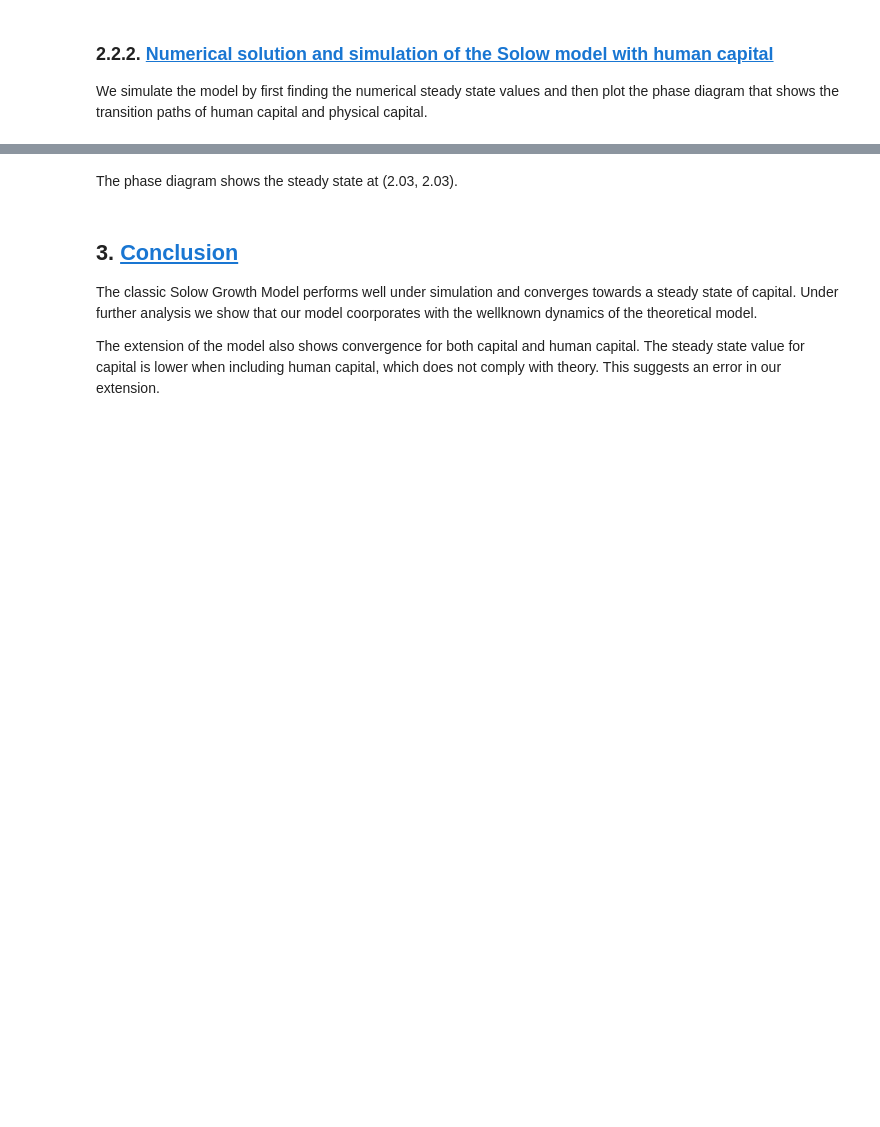
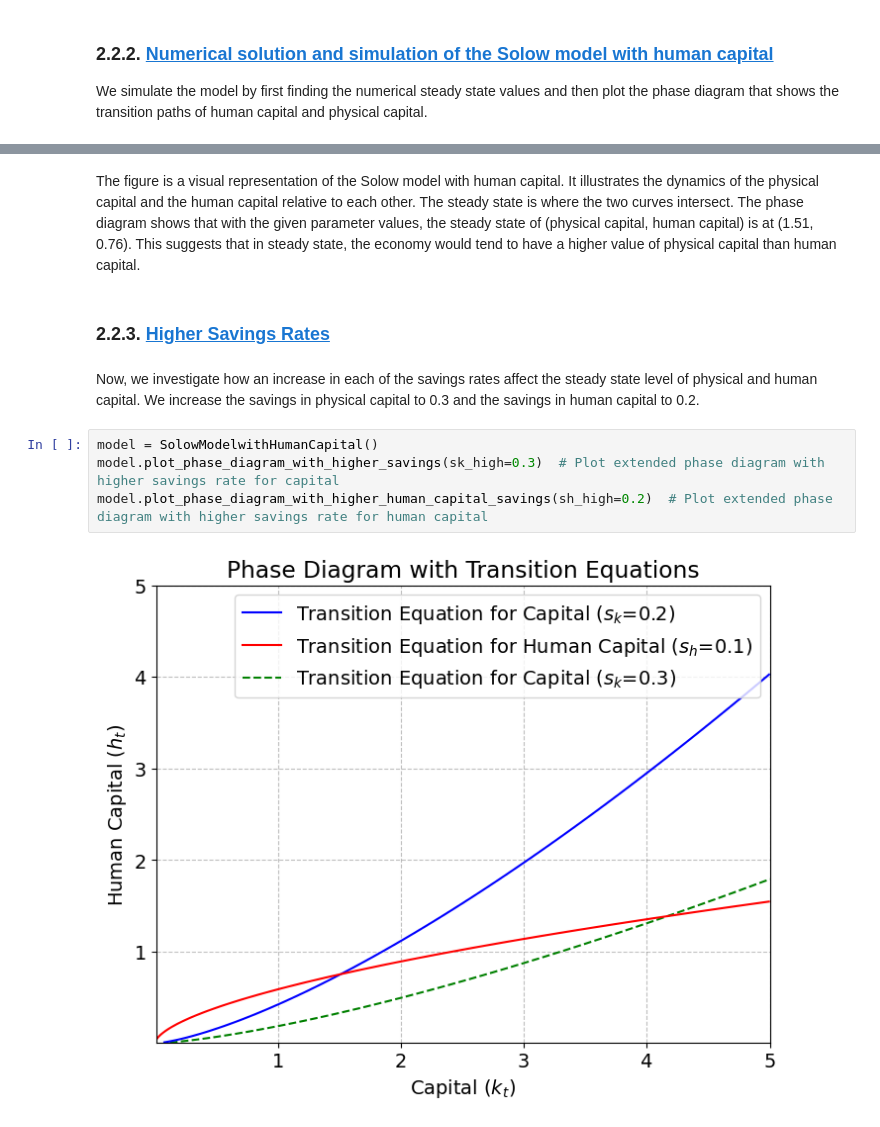
Before and after one commit to NumEconCopenhagen/projects-2024-agnete-og-andrea, a Jupyter notebook: modelproject/Solow.ipynb, the cells around one changed output, grey strips where cells are left out. Cells and saved outputs as stored; diff of their text form; blank space fills up the shorter version.

Commit message:
model project

```diff
--- a/modelproject/Solow.ipynb
+++ b/modelproject/Solow.ipynb
@@ -382,10 +474,12 @@ Steady-state value for human capital (h*): 2.0292043084065883
-# %% [markdown]
-The phase diagram shows the steady state at (2.03, 2.03).
-# %% [markdown]
-
-
-## 3. <a id='toc3_'></a>   [Conclusion](#toc0_)
-
-The classic Solow Growth Model performs well under simulation and converges towards a steady state of capital. Under further analysis we show that our model coorporates with the wellknown  dynamics of the theoretical model.
-
-The extension of the model also shows convergence for both capital and human capital. The steady state value for capital is lower when including human capital, which does not comply with theory. This suggests an error in our extension.
+# %% [markdown]
+The figure is a visual representation of the Solow model with human capital. It illustrates the dynamics of the physical capital and the human capital relative to each other. The steady state is where the two curves intersect. The phase diagram shows that with the given parameter values, the steady state of (physical capital, human capital) is at (1.51, 0.76). This suggests that in steady state, the economy would tend to have a higher value of physical capital than human capital.
+# %% [markdown]
+### 2.2.3. <a id='toc2_2_3_'></a>   [Higher Savings Rates](#toc0_)
+# %% [markdown]
+Now, we investigate how an increase in each of the savings rates affect the steady state level of physical and human capital. We increase the savings in physical capital to 0.3 and the savings in human capital to 0.2.
+# %%
+model = SolowModelwithHumanCapital()
+model.plot_phase_diagram_with_higher_savings(sk_high=0.3)  # Plot extended phase diagram with higher savings rate for capital
+model.plot_phase_diagram_with_higher_human_capital_savings(sh_high=0.2)  # Plot extended phase diagram with higher savings rate for human capital
+# %% [output]
+[figure, added]
```
Also changed, not shown: parts of 38 cells of this notebook, 2 other files.
